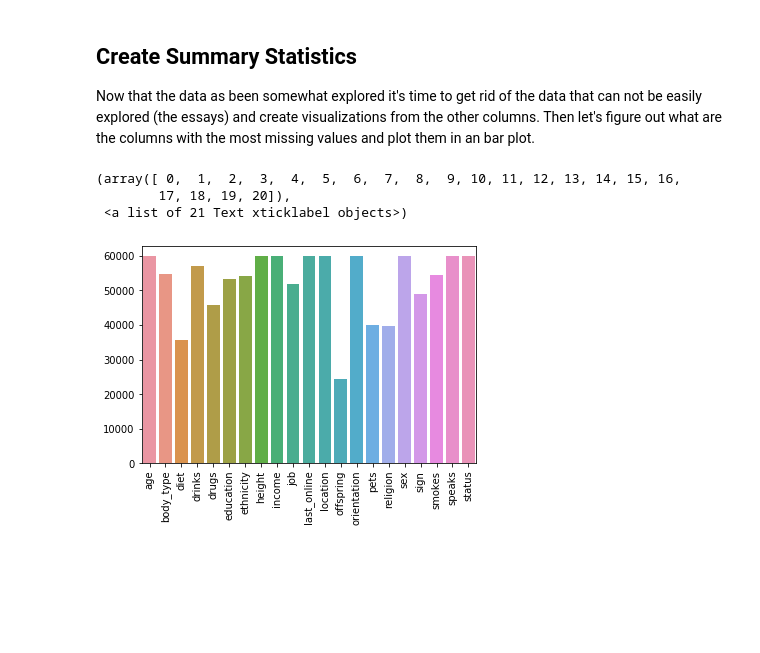
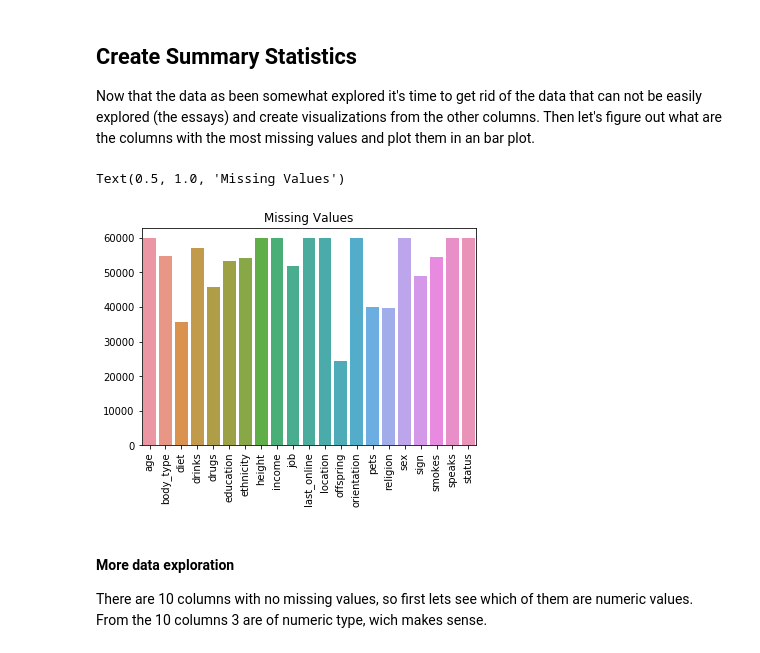
Before and after one commit to LuisMota93/OKCupid-Date-A-Scientist-Starter, a Jupyter notebook: date-a-scientist.ipynb, the cells around one changed output. Saved outputs shown, nothing was run; the diff lists cells and outputs as text; code cells hidden in the pictures; blank space fills up the shorter version.

```diff
--- a/date-a-scientist.ipynb
+++ b/date-a-scientist.ipynb
@@ -55,17 +55,21 @@ Then let's figure out what are the columns with the most missing values and plot
 # %%
 useful_columns = ['age', 'body_type', 'diet', 'drinks', 'drugs', 'education', 'ethnicity', 'height', 'income', 'job',
                   'last_online', 'location', 'offspring', 'orientation', 'pets', 'religion', 'sex', 'sign', 'smokes',
                   'speaks', 'status']
 profiles_clean = profiles[useful_columns]
 missing = pd.DataFrame()
 
 for column in useful_columns:
     missing[column] = profiles_clean[column].isna().value_counts()
 
 sns.barplot(data = missing)
 plt.xticks(rotation = 90)
+plt.title("Missing Values")
 # %% [output]
-(array([ 0,  1,  2,  3,  4,  5,  6,  7,  8,  9, 10, 11, 12, 13, 14, 15, 16,
-        17, 18, 19, 20]),
- <a list of 21 Text xticklabel objects>)
+Text(0.5, 1.0, 'Missing Values')
-[figure, old version]
+[figure, new version]
+# %% [markdown]
+#### More data exploration
+
+There are 10 columns with no missing values, so first lets see which of them are numeric values.
+From the 10 columns 3 are of numeric type, wich makes sense.
```
Also changed, not shown: parts of 5 cells of this notebook.
